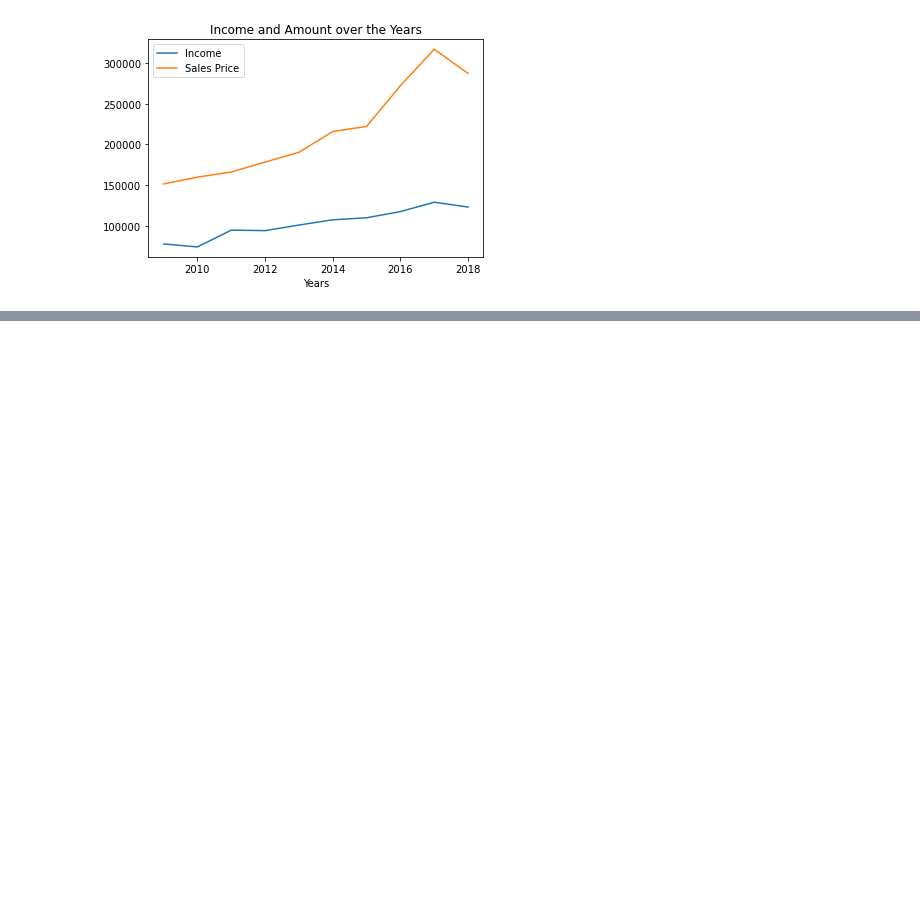
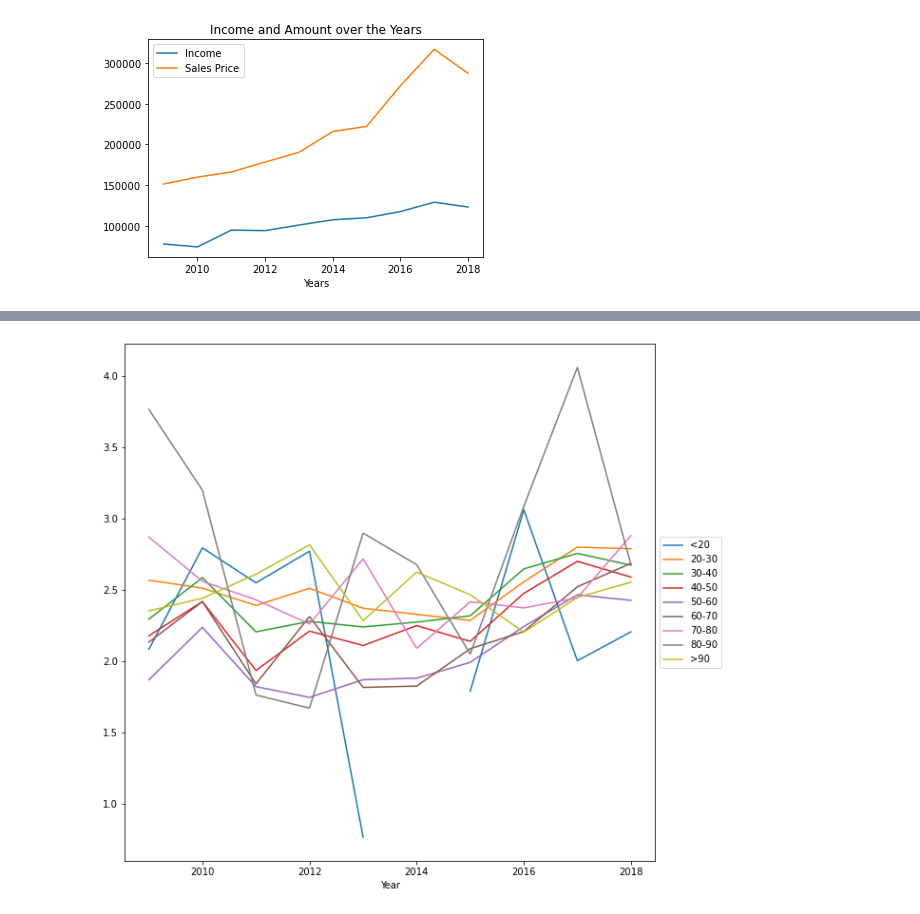
Before and after one commit to bmkennedyii/Project_1, a Jupyter notebook: Graphs.ipynb, the cells around one changed output, grey strips where cells are left out. Cells and saved outputs as stored; diff of their text form; code cells hidden in the pictures; blank space fills up the shorter version.

```diff
--- a/Graphs.ipynb
+++ b/Graphs.ipynb
@@ -461,0 +74,32 @@ plt.show()
+# %%
+under_20= df[["Age Bins", "Income", "Amount", "Year"]].loc[df["Age Bins"]=="<20"]
+twenties= df[["Age Bins", "Income", "Amount", "Year"]].loc[df["Age Bins"]=="20-30"]
+thirties= df[["Age Bins", "Income", "Amount", "Year"]].loc[df["Age Bins"]=="30-40"]
+fordies= df[["Age Bins", "Income", "Amount", "Year"]].loc[df["Age Bins"]=="40-50"]
+fifties= df[["Age Bins", "Income", "Amount", "Year"]].loc[df["Age Bins"]=="50-60"]
+sixties= df[["Age Bins", "Income", "Amount", "Year"]].loc[df["Age Bins"]=="60-70"]
+seventies= df[["Age Bins", "Income", "Amount", "Year"]].loc[df["Age Bins"]=="70-80"]
+eighties= df[["Age Bins", "Income", "Amount", "Year"]].loc[df["Age Bins"]=="80-90"]
+nindies= df[["Age Bins", "Income", "Amount", "Year"]].loc[df["Age Bins"]==">90"]
+
+a= ((under_20["Amount"]/under_20["Income"]).groupby(under_20["Year"])).mean()
+a= a.fillna(0)
+b= ((twenties["Amount"]/twenties["Income"]).groupby(twenties["Year"])).mean()
+c= ((thirties["Amount"]/thirties["Income"]).groupby(thirties["Year"])).mean()
+d= ((fordies["Amount"]/fordies["Income"]).groupby(fordies["Year"])).mean()
+e= ((fifties["Amount"]/fifties["Income"]).groupby(fifties["Year"])).mean()
+f= ((sixties["Amount"]/sixties["Income"]).groupby(sixties["Year"])).mean()
+g= ((seventies["Amount"]/seventies["Income"]).groupby(seventies["Year"])).mean()
+h= ((eighties["Amount"]/eighties["Income"]).groupby(eighties["Year"])).mean()
+i= ((nindies["Amount"]/nindies["Income"]).groupby(nindies["Year"])).mean()
+# %%
+df_means= pd.DataFrame({"<20": a,
+                       "20-30": b,
+                       "30-40": c,
+                       "40-50": d,
+                       "50-60": e,
+                       "60-70": f,
+                       "70-80": g,
+                       "80-90": h,
+                       ">90": i})
+df_means
@@ -461,0 +134,6 @@ plt.show()
+# %%
+df_means.plot(kind="line", figsize=(10,10))
+plt.legend(loc='center left', bbox_to_anchor=(1.0, 0.5))
+plt.show()
+# %% [output]
+[figure, added]
```
Also changed, not shown: parts of 49 cells of this notebook, 1 other file.
